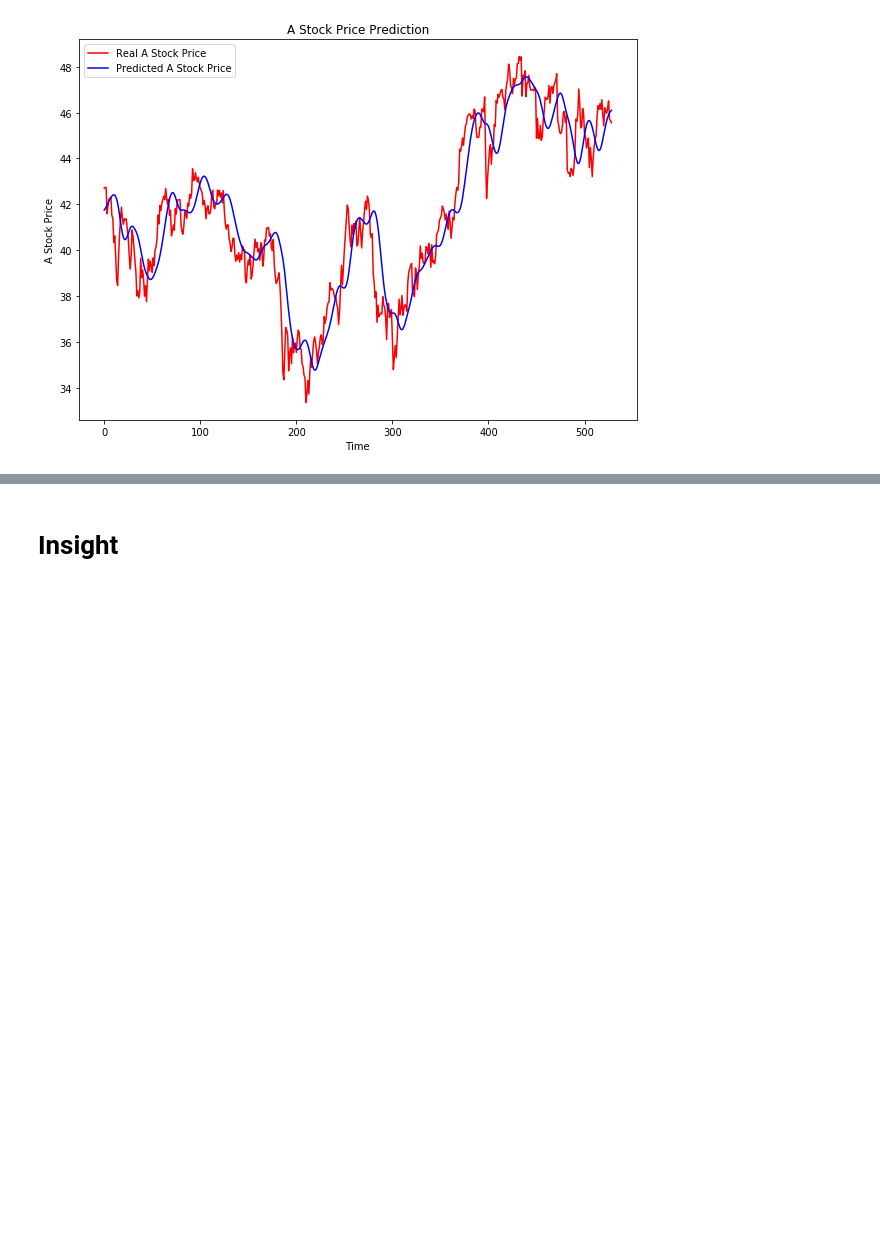
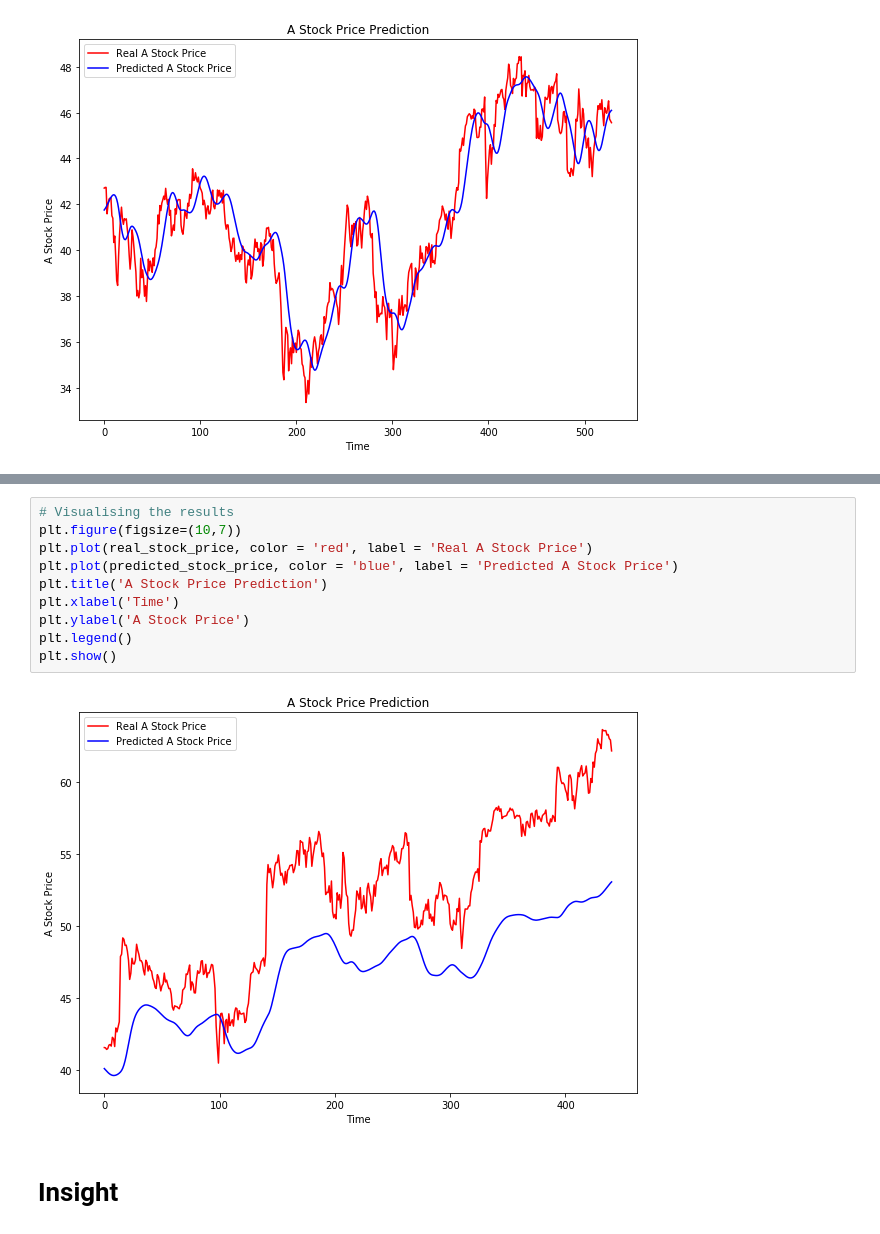
Before and after one commit to ClaireWithGithub/StockPricePrediction_TimeSeries, a Jupyter notebook: LSTM_TimeSeries.ipynb, the cells around one changed output, grey strips where cells are left out. Drawn from its saved outputs; the diff is of its cells as text; blank space fills up the shorter version.

```diff
--- a/LSTM_TimeSeries.ipynb
+++ b/LSTM_TimeSeries.ipynb
@@ -228,3 +444,15 @@ plt.show()
+# %%
+# Visualising the results
+plt.figure(figsize=(10,7))
+plt.plot(real_stock_price, color = 'red', label = 'Real A Stock Price')
+plt.plot(predicted_stock_price, color = 'blue', label = 'Predicted A Stock Price')
+plt.title('A Stock Price Prediction')
+plt.xlabel('Time')
+plt.ylabel('A Stock Price')
+plt.legend()
+plt.show()
+# %% [output]
+[figure, added]
 # %% [markdown]
 # Insight
 # %% [markdown]
```
Also changed, not shown: parts of 25 cells of this notebook, 1 other file.
